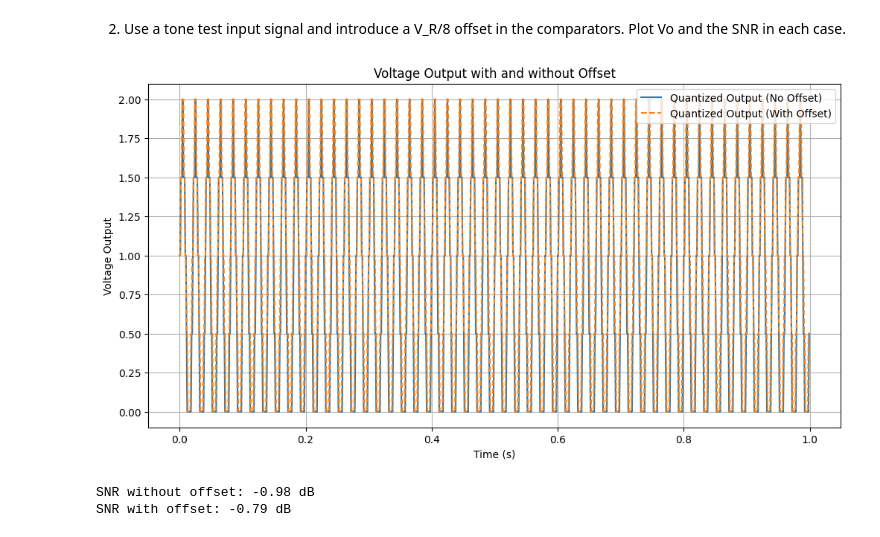
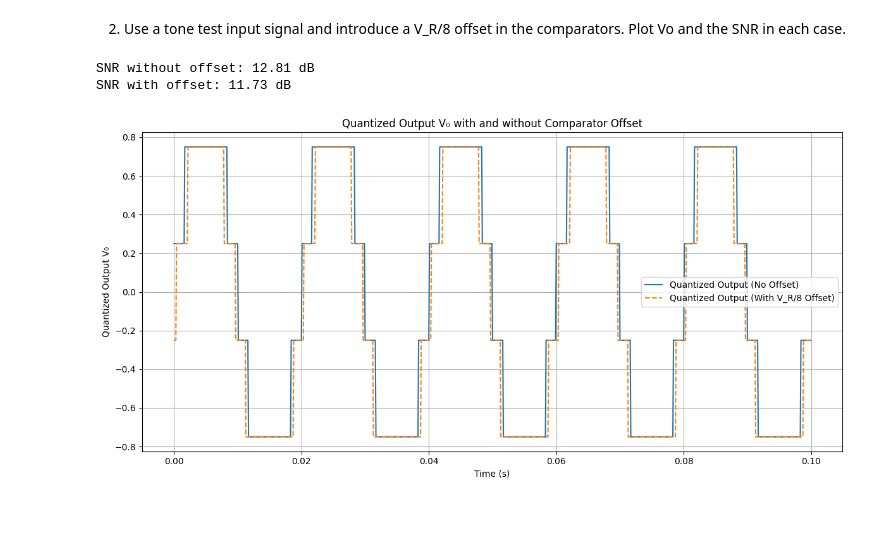
Before and after one commit to Sam-Bieberich/489, a Jupyter notebook: Homework/hw3.ipynb, the cells around one changed output. Saved outputs shown, nothing was run; the diff lists cells and outputs as text; code cells hidden in the pictures.

```diff
--- a/Homework/hw3.ipynb
+++ b/Homework/hw3.ipynb
@@ -36,47 +35,60 @@ plt.show()
 # %% [markdown]
 2. Use a tone test input signal and introduce a V_R/8 offset in the comparators. Plot Vo and the SNR in each case.
 # %%
-# Define the tone test input signal
-fs = 1000  # Sampling frequency
-f = 50     # Frequency of the tone
-t = np.linspace(0, 1, fs, endpoint=False)  # Time vector
+import numpy as np
+import matplotlib.pyplot as plt
+
+fs = 1000
+f = 50 #test tone freq
+t = np.linspace(0, 0.1, fs, endpoint=False) #0.1 to allow for it to be easier to see
 tone_input = np.sin(2 * np.pi * f * t)
 
-# Introduce a voltage reference offset (V_R/8)
-V_R = 1  # Voltage reference
+V_R = 1.0 #reference voltage
 offset = V_R / 8
-tone_input_offset = tone_input + offset
 
-# Quantize the tone input signals
-quantized_output = np.floor(2 * tone_input + 2) / 2
-quantized_output_offset = np.floor(2 * tone_input_offset + 2) / 2
+thresholds_no_offset = np.array([-0.5, 0, 0.5])
+levels = np.array([-0.75, -0.25, 0.25, 0.75])
 
-# Calculate SNR
+thresholds_with_offset = thresholds_no_offset + offset
+
+def quantize(signal, thresholds, levels):
+    quantized = np.zeros_like(signal)
+    for i in range(len(thresholds) + 1):
+        if i == 0:
+            mask = signal < thresholds[0]
+        elif i == len(thresholds):
+            mask = signal >= thresholds[-1]
+        else:
+            mask = (signal >= thresholds[i - 1]) & (signal < thresholds[i])
+        quantized[mask] = levels[i]
+    return quantized
+
+
+q_no_offset = quantize(tone_input, thresholds_no_offset, levels) #applying the offset results in a different quantization, so done twice
+q_with_offset = quantize(tone_input, thresholds_with_offset, levels)
+
 def calculate_snr(signal, quantized_signal):
     noise = signal - quantized_signal
-    signal_power = np.mean(signal ** 2)
-    noise_power = np.mean(noise ** 2)
-    snr = 10 * np.log10(signal_power / noise_power)
-    return snr
+    signal_power = np.mean(signal**2)
+    noise_power = np.mean(noise**2)
+    return 10 * np.log10(signal_power / noise_power)
 
-snr_original = calculate_snr(tone_input, quantized_output)
-snr_offset = calculate_snr(tone_input_offset, quantized_output_offset)
+snr_no_offset = calculate_snr(tone_input, q_no_offset)
+snr_with_offset = calculate_snr(tone_input, q_with_offset)
+print(f"SNR without offset: {snr_no_offset:.2f} dB")
+print(f"SNR with offset: {snr_with_offset:.2f} dB")
 
-# Plot the voltage output
 plt.figure(figsize=(12, 6))
-plt.plot(t, quantized_output, label="Quantized Output (No Offset)")
-plt.plot(t, quantized_output_offset, label="Quantized Output (With Offset)", linestyle='--')
-plt.title("Voltage Output with and without Offset")
+plt.plot(t, q_no_offset, label="Quantized Output (No Offset)")
+plt.plot(t, q_with_offset, label="Quantized Output (With V_R/8 Offset)", linestyle='--')
+plt.title("Quantized Output V₀ with and without Comparator Offset")
 plt.xlabel("Time (s)")
-plt.ylabel("Voltage Output")
+plt.ylabel("Quantized Output V₀")
 plt.legend()
-plt.grid()
+plt.grid(True)
+plt.tight_layout()
 plt.show()
-
-# Print SNR values
-print(f"SNR without offset: {snr_original:.2f} dB")
-print(f"SNR with offset: {snr_offset:.2f} dB")
 # %% [output]
+SNR without offset: 12.81 dB
+SNR with offset: 11.73 dB
-[figure, old version]
+[figure, new version]
-SNR without offset: -0.98 dB
-SNR with offset: -0.79 dB
```
Also changed, not shown: parts of 1 cell of this notebook.
